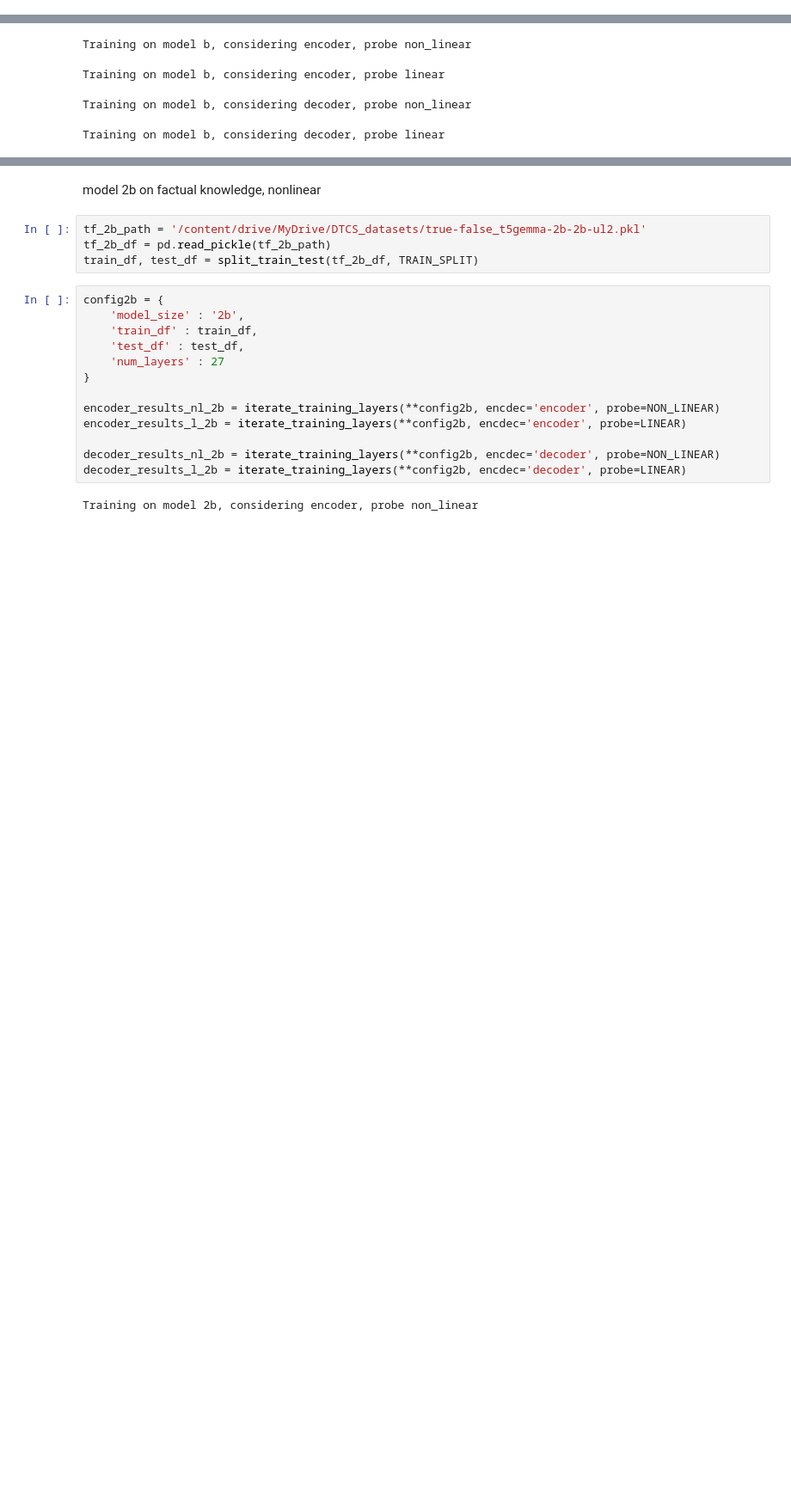
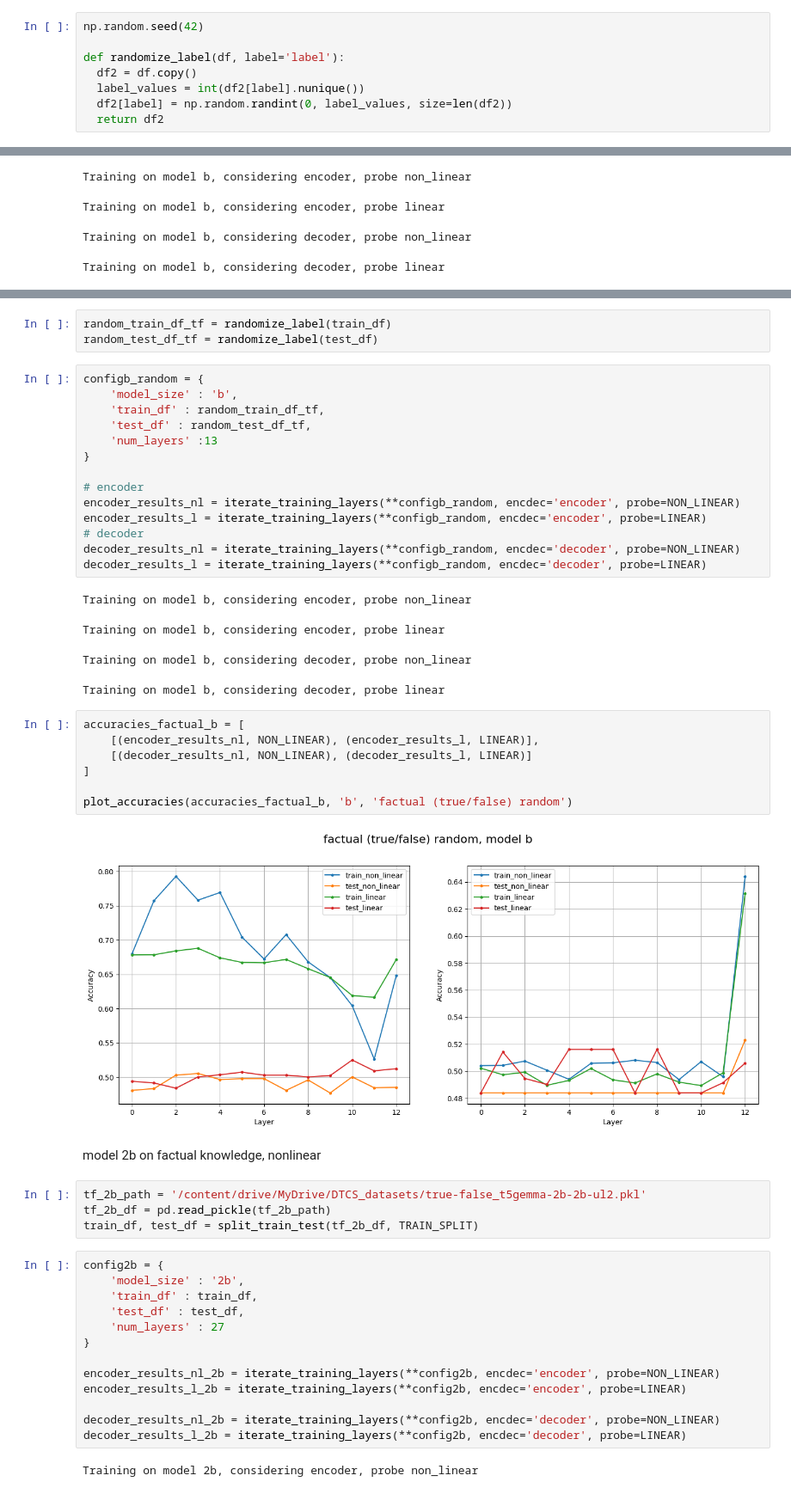
Before and after one commit to rrossierba/digital-transformation-computer-security, a Jupyter notebook: probe_t5.ipynb, the cells around one changed output, grey strips where cells are left out. Shown at 86% size. Cells and saved outputs as stored; diff of their text form; blank space fills up the shorter version.

Commit message:
added random control task (randomized labels) and added multiple perturbation semantic function

```diff
--- a/probe_t5.ipynb
+++ b/probe_t5.ipynb
@@ -1270,6 +1294,14 @@ def split_train_test(df, split_index):
   test_df = df[int(len(df) * split_index):]
 
   return train_df, test_df
+# %%
+np.random.seed(42)
+
+def randomize_label(df, label='label'):
+  df2 = df.copy()
+  label_values = int(df2[label].nunique())
+  df2[label] = np.random.randint(0, label_values, size=len(df2))
+  return df2
 # %% [markdown]
 ## Basic iteration through layers
 # %%
@@ -1370,3 +1402,34 @@ plot_accuracies(accuracies_factual_b, 'b', 'factual')
+# %%
+random_train_df_tf = randomize_label(train_df)
+random_test_df_tf = randomize_label(test_df)
+# %%
+configb_random = {
+    'model_size' : 'b',
+    'train_df' : random_train_df_tf,
+    'test_df' : random_test_df_tf,
+    'num_layers' :13
+}
+
+# encoder
+encoder_results_nl = iterate_training_layers(**configb_random, encdec='encoder', probe=NON_LINEAR)
+encoder_results_l = iterate_training_layers(**configb_random, encdec='encoder', probe=LINEAR)
+# decoder
+decoder_results_nl = iterate_training_layers(**configb_random, encdec='decoder', probe=NON_LINEAR)
+decoder_results_l = iterate_training_layers(**configb_random, encdec='decoder', probe=LINEAR)
+# %% [output]
+Training on model b, considering encoder, probe non_linear
+Training on model b, considering encoder, probe linear
+Training on model b, considering decoder, probe non_linear
+Training on model b, considering decoder, probe linear
+# %%
+accuracies_factual_b = [
+    [(encoder_results_nl, NON_LINEAR), (encoder_results_l, LINEAR)],
+    [(decoder_results_nl, NON_LINEAR), (decoder_results_l, LINEAR)]
+]
+
+plot_accuracies(accuracies_factual_b, 'b', 'factual (true/false) random')
+# %% [output]
+[figure, added]
 # %% [markdown]
 model 2b on factual knowledge, nonlinear
 # %%
```
Also changed, not shown: parts of 24 cells of this notebook.
